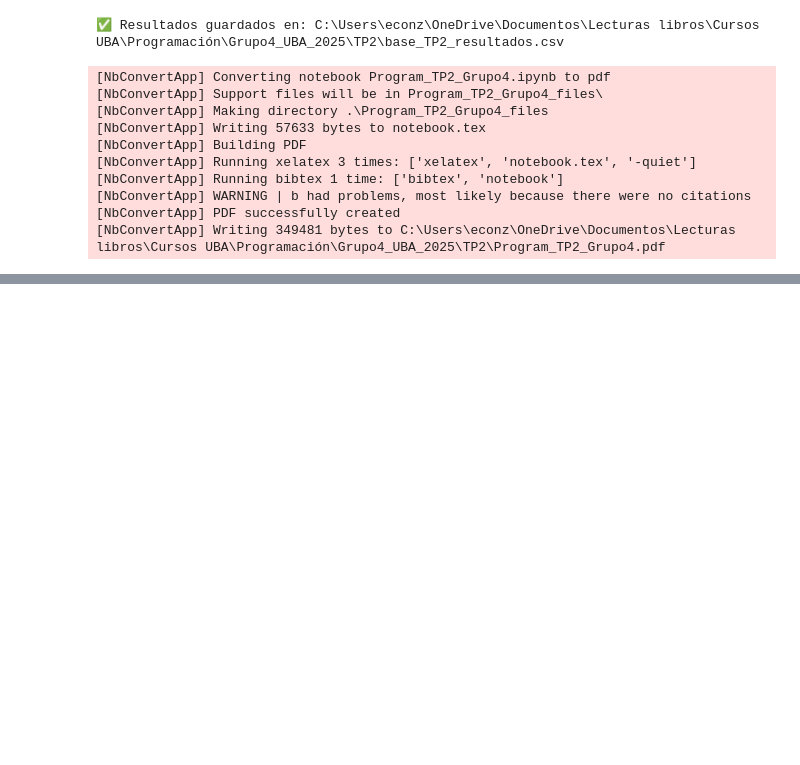
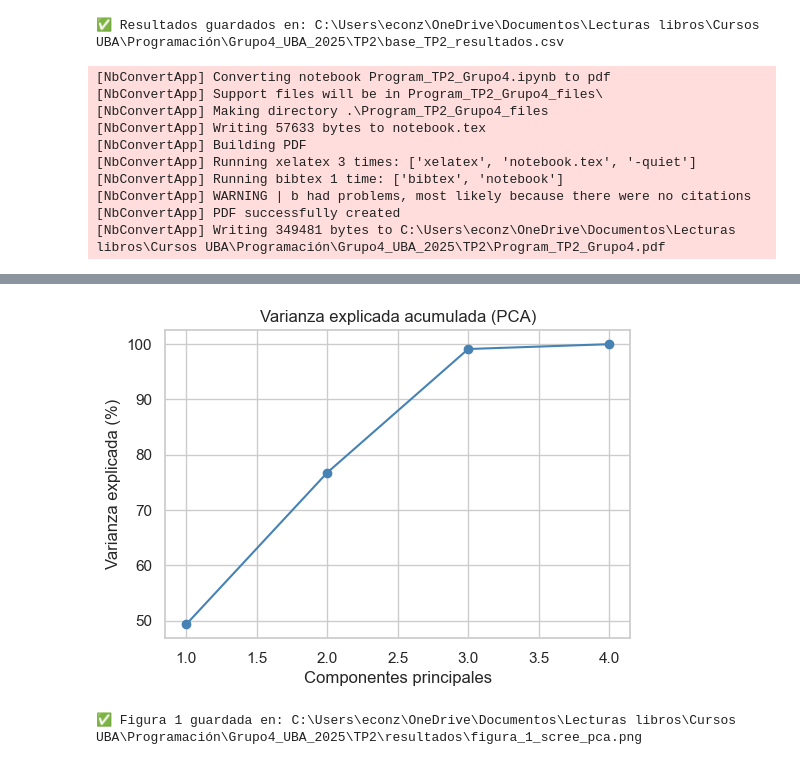
Before and after one commit to Analisis1983/Grupo4_UBA_2025, a Jupyter notebook: TP2/Program_TP2_Grupo4.ipynb, the cells around one changed output, grey strips where cells are left out. Cells and saved outputs as stored; diff of their text form; code cells hidden in the pictures; blank space fills up the shorter version.

Commit message:
Actualización TP2: resultados, figuras y notebook final

```diff
--- a/TP2/Program_TP2_Grupo4.ipynb
+++ b/TP2/Program_TP2_Grupo4.ipynb
@@ -314,3 +314,12 @@ print("✅ Resultados guardados en:", ruta_salida)
 [NbConvertApp] WARNING | b had problems, most likely because there were no citations
 [NbConvertApp] PDF successfully created
 [NbConvertApp] Writing 349481 bytes to C:\Users\econz\OneDrive\Documentos\Lecturas libros\Cursos UBA\Programación\Grupo4_UBA_2025\TP2\Program_TP2_Grupo4.pdf
+# %%
+import os
+
+# Ruta principal
+CARPETA_RESULTADOS = r"C:\Users\econz\OneDrive\Documentos\Lecturas libros\Cursos UBA\Programación\Grupo4_UBA_2025\TP2\resultados"
+
+# Crear carpeta si no existe
+os.makedirs(CARPETA_RESULTADOS, exist_ok=True)
+print("Carpeta de resultados lista en:", CARPETA_RESULTADOS)
@@ -316,0 +361,20 @@ print("✅ Resultados guardados en:", ruta_salida)
+# %%
+import matplotlib.pyplot as plt
+import numpy as np
+
+fig = plt.figure(figsize=(6,4))
+plt.plot(range(1, len(pca.explained_variance_ratio_)+1),
+         np.cumsum(pca.explained_variance_ratio_)*100, marker='o', color='steelblue')
+plt.title("Varianza explicada acumulada (PCA)")
+plt.xlabel("Componentes principales")
+plt.ylabel("Varianza explicada (%)")
+plt.grid(True)
+
+ruta_fig1 = os.path.join(CARPETA_RESULTADOS, "figura_1_scree_pca.png")
+plt.savefig(ruta_fig1, dpi=300, bbox_inches="tight")
+plt.show()
+
+print("✅ Figura 1 guardada en:", ruta_fig1)
+# %% [output]
+[figure, added]
+✅ Figura 1 guardada en: C:\Users\econz\OneDrive\Documentos\Lecturas libros\Cursos UBA\Programación\Grupo4_UBA_2025\TP2\resultados\figura_1_scree_pca.png
```
Also changed, not shown: parts of 12 cells of this notebook, 16 other files.
